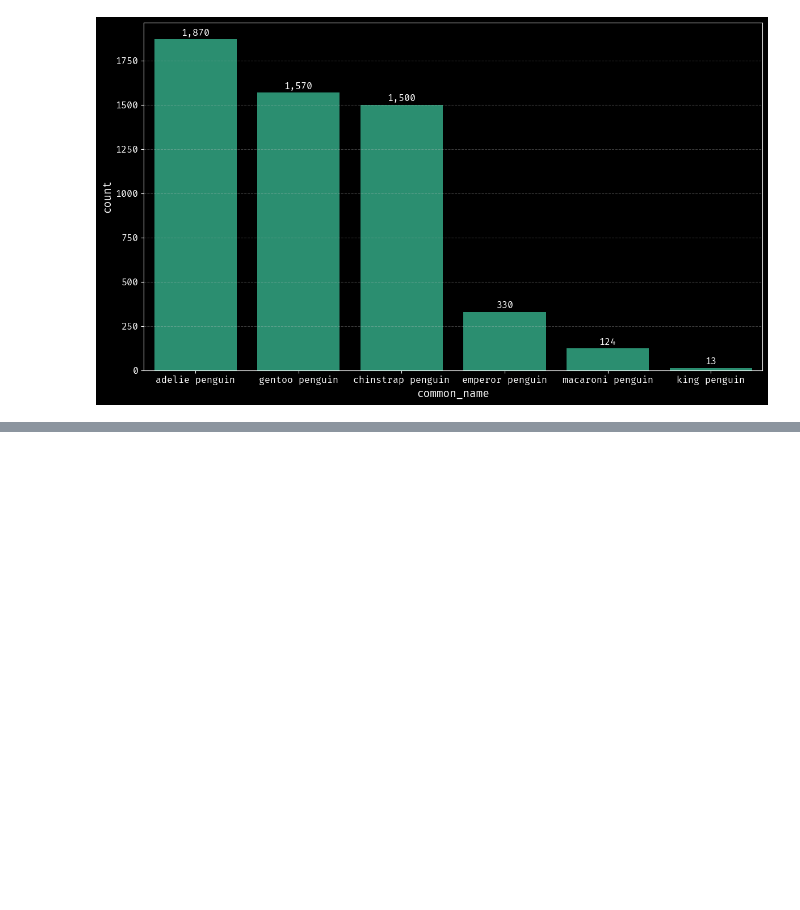
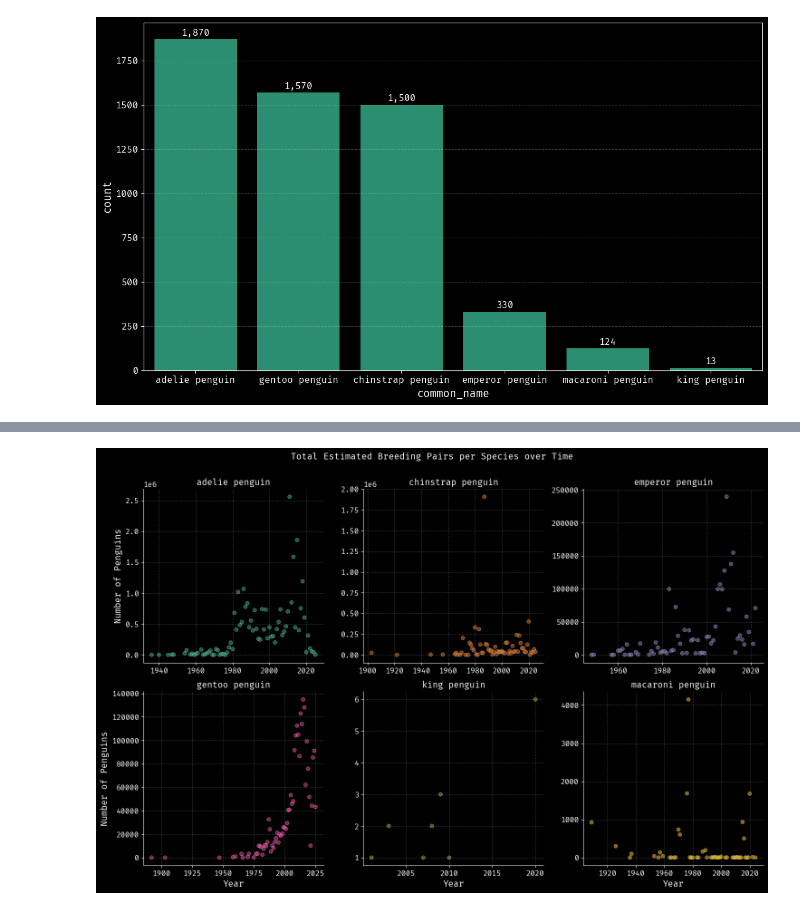
Before and after one commit to MGnified/EDA_antarctic_penguins, a Jupyter notebook: EDA.ipynb, the cells around one changed output, grey strips where cells are left out. Saved outputs shown, nothing was run; the diff lists cells and outputs as text; code cells hidden in the pictures; blank space fills up the shorter version.

Commit message:
Added Analysis Plots & Code Formatting

```diff
--- a/EDA.ipynb
+++ b/EDA.ipynb
@@ -154,0 +158,11 @@ plt.show()
+# %%
+# getting the data
+colonies_by_name_year = colonies.loc[
+    :, ["common_name", "penguin_count", "year"]
+].sort_values(["common_name", "year"])
+
+colonies_by_name_year_grouped = (
+    colonies_by_name_year.groupby(["common_name", "year"]).sum().reset_index()
+)
+
+colonies_by_name_year_grouped
@@ -154,0 +183,21 @@ plt.show()
+# %%
+g = sns.relplot(
+    data=colonies_by_name_year_grouped,
+    x="year",
+    y="penguin_count",
+    hue="common_name",
+    col="common_name",
+    col_wrap=3,
+    legend=False,
+    alpha=0.6,
+    facet_kws={"sharey": False, "sharex": False},
+)
+
+g.set_titles(col_template="{col_name}")
+g.figure.suptitle("Total Estimated Breeding Pairs per Species over Time")
+g.figure.subplots_adjust(top=0.9)
+g.set_axis_labels(x_var="Year", y_var="Number of Penguins")
+
+plt.show(g)
+# %% [output]
+[figure, added]
```
Also changed, not shown: parts of 6 cells of this notebook, 2 other files.
